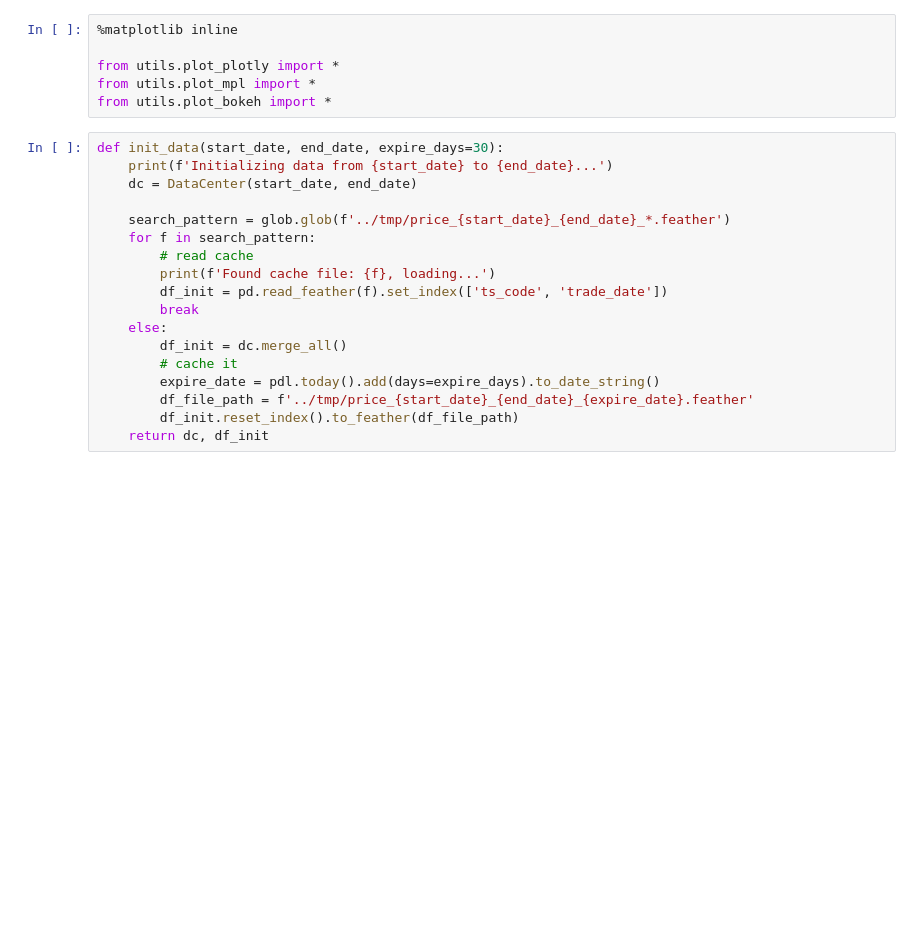
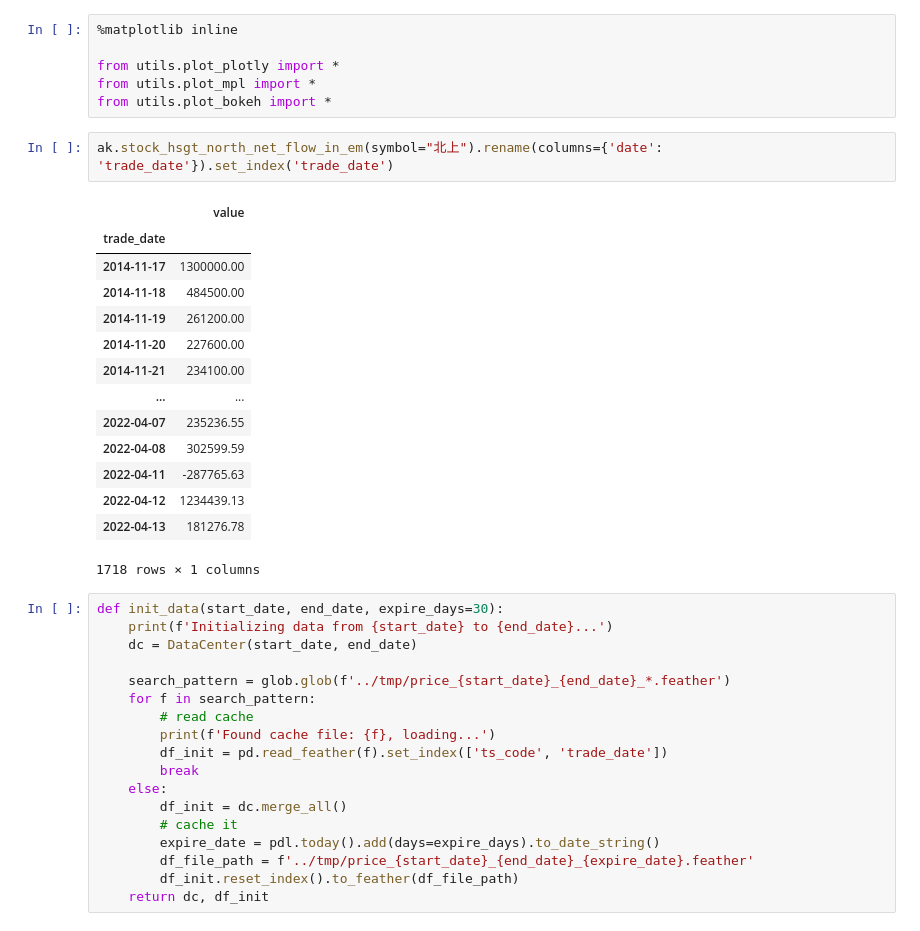
Before and after one commit to sickate/neo_world, a Jupyter notebook: notebooks/nb-env.ipynb, the cells around one changed output. Cells and saved outputs as stored; diff of their text form; blank space fills up the shorter version.

```diff
--- a/notebooks/nb-env.ipynb
+++ b/notebooks/nb-env.ipynb
@@ -52,6 +50,23 @@ import backtrader.feeds as btfeeds
 from utils.plot_plotly import *
 from utils.plot_mpl import *
 from utils.plot_bokeh import *
+# %%
+ak.stock_hsgt_north_net_flow_in_em(symbol="北上").rename(columns={'date': 'trade_date'}).set_index('trade_date')
+# %% [output]
+|  | value |
+| trade_date |  |
+| 2014-11-17 | 1300000.00 |
+| 2014-11-18 | 484500.00 |
+| 2014-11-19 | 261200.00 |
+| 2014-11-20 | 227600.00 |
+| 2014-11-21 | 234100.00 |
+| ... | ... |
+| 2022-04-07 | 235236.55 |
+| 2022-04-08 | 302599.59 |
+| 2022-04-11 | -287765.63 |
+| 2022-04-12 | 1234439.13 |
+| 2022-04-13 | 181276.78 |
+1718 rows × 1 columns
 # %%
 def init_data(start_date, end_date, expire_days=30):
     print(f'Initializing data from {start_date} to {end_date}...')
```
Also changed, not shown: parts of 6 cells of this notebook, 13 other files.
